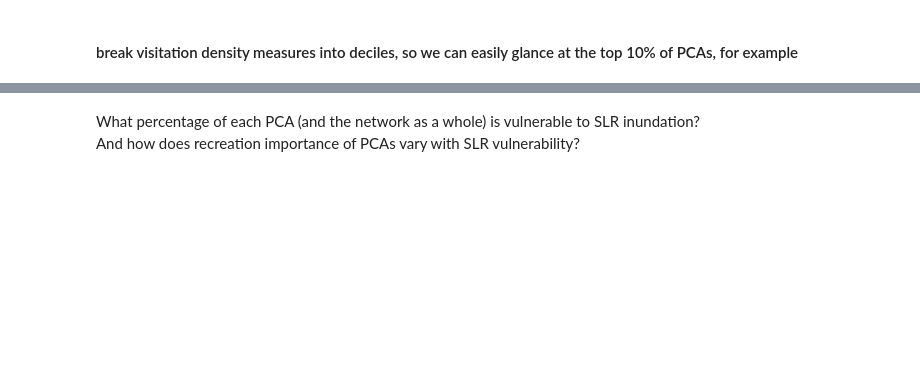
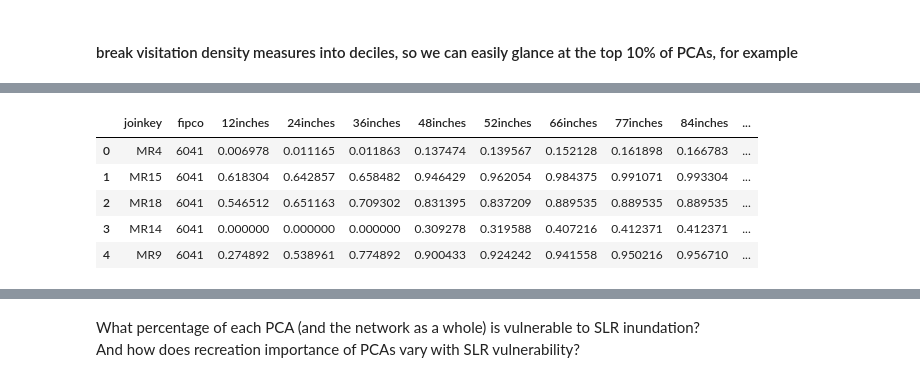
Before and after one commit to davemfish/ncp-sfbay, a Jupyter notebook: pca_rec.ipynb, the cells around one changed output, grey strips where cells are left out. Drawn from its saved outputs; the diff is of its cells as text; code cells hidden in the pictures; blank space fills up the shorter version.

```diff
--- a/pca_rec.ipynb
+++ b/pca_rec.ipynb
@@ -75,0 +150,6 @@ data['tudden_tile'] = pd.qcut(data['tud_per_m2'], q=10, labels=False)
+# %%
+data = pd.read_csv('../pca/pca_vis_designation.csv', dtype={'fipco': 'str'})
+# %%
+basedir = '../bcdc_slr/PCAexposure_201710/slr_scenarios/'
+# for now excluding the FEMA scenarios since they have different unique ID column name in diss.shp
+scenarios = ['12inches', '24inches', '36inches',  '48inches', '52inches', '66inches', '77inches', '84inches', '96inches', '108inches']
@@ -75,0 +174,9 @@ data['tudden_tile'] = pd.qcut(data['tud_per_m2'], q=10, labels=False)
+# %%
+slrdata.head()
+# %% [output]
+|  | joinkey | fipco | 12inches | 24inches | 36inches | 48inches | 52inches | 66inches | 77inches | 84inches | ... |
+| 0 | MR4 | 6041 | 0.006978 | 0.011165 | 0.011863 | 0.137474 | 0.139567 | 0.152128 | 0.161898 | 0.166783 | ... |
+| 1 | MR15 | 6041 | 0.618304 | 0.642857 | 0.658482 | 0.946429 | 0.962054 | 0.984375 | 0.991071 | 0.993304 | ... |
+| 2 | MR18 | 6041 | 0.546512 | 0.651163 | 0.709302 | 0.831395 | 0.837209 | 0.889535 | 0.889535 | 0.889535 | ... |
+| 3 | MR14 | 6041 | 0.000000 | 0.000000 | 0.000000 | 0.309278 | 0.319588 | 0.407216 | 0.412371 | 0.412371 | ... |
+| 4 | MR9 | 6041 | 0.274892 | 0.538961 | 0.774892 | 0.900433 | 0.924242 | 0.941558 | 0.950216 | 0.956710 | ... |
```
Also changed, not shown: parts of 50 cells of this notebook.
